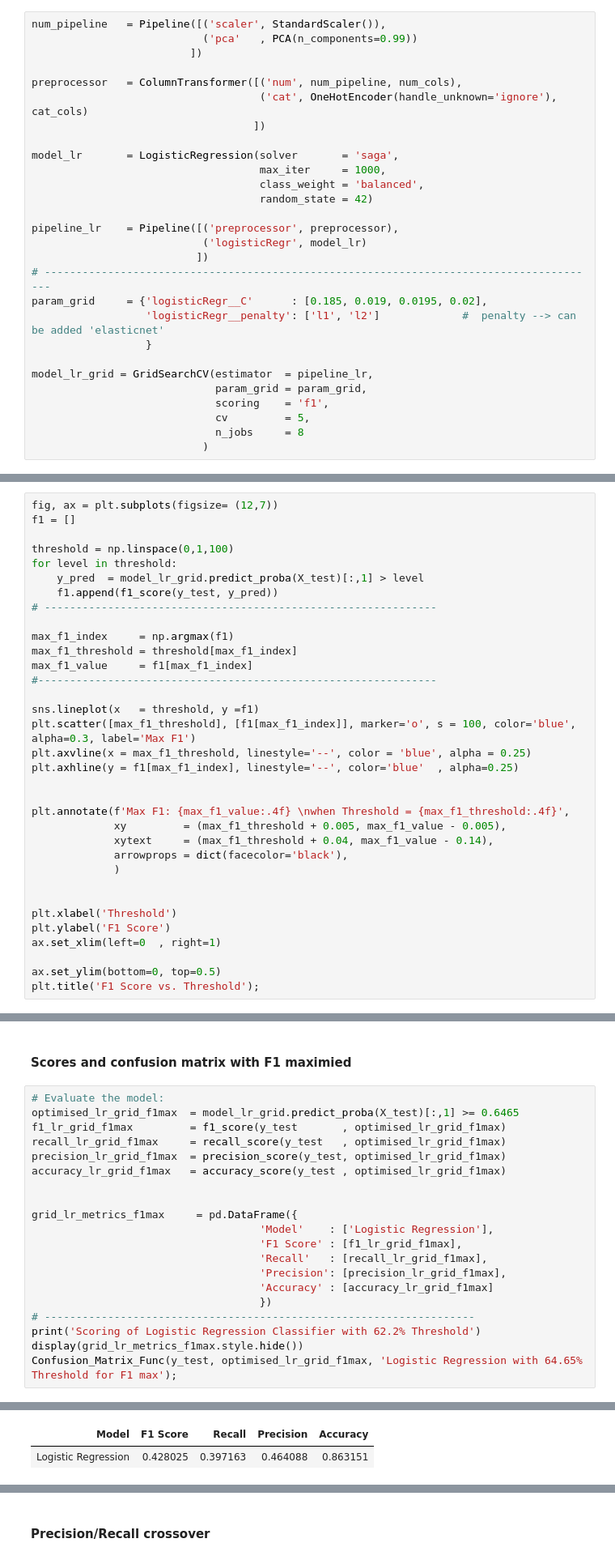
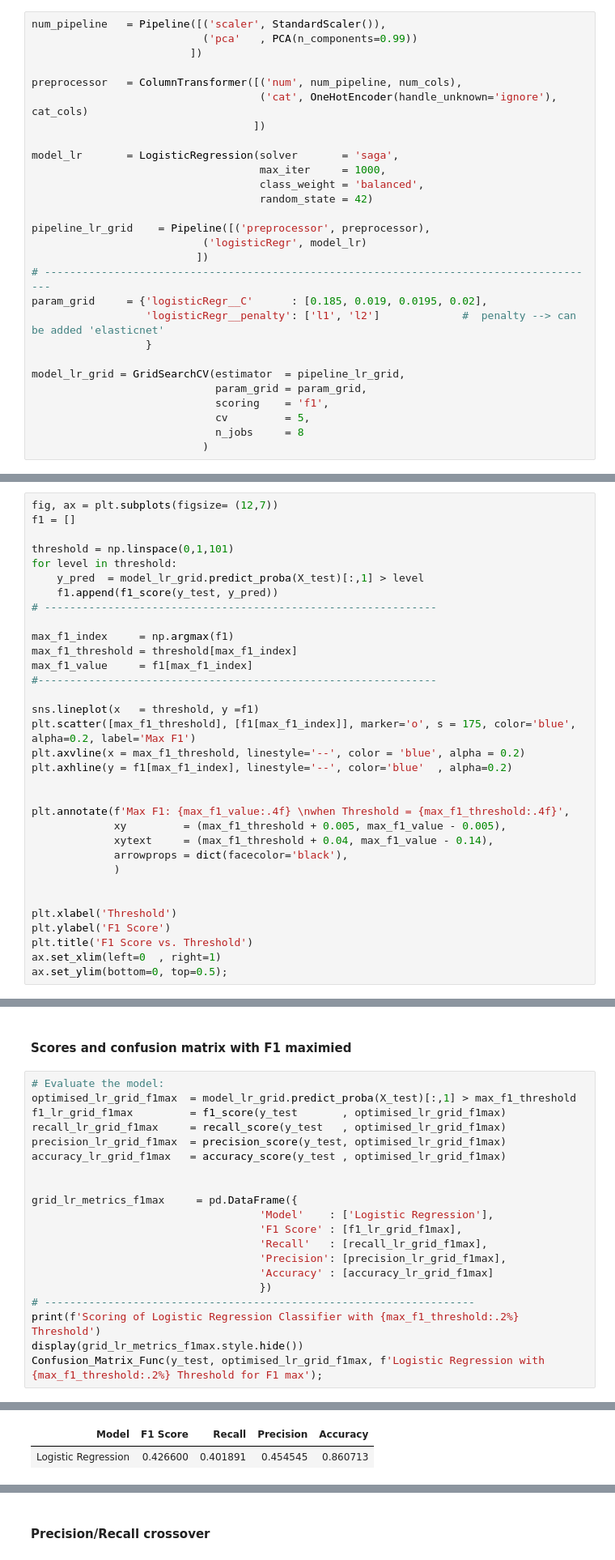
Before and after one commit to Joe-ElM/Used-Cars-Sales, a Jupyter notebook: Notebooks/4. LR Model.ipynb, the cells around one changed output, grey strips where cells are left out. Shown at 81% size. Saved outputs shown, nothing was run; the diff lists cells and outputs as text.

```diff
--- a/Notebooks/4. LR Model.ipynb
+++ b/Notebooks/4. LR Model.ipynb
@@ -151,7 +168,7 @@ model_lr       = LogisticRegression(solver       = 'saga',
                                     class_weight = 'balanced',
                                     random_state = 42)
 
-pipeline_lr    = Pipeline([('preprocessor', preprocessor),
+pipeline_lr_grid    = Pipeline([('preprocessor', preprocessor),
                            ('logisticRegr', model_lr)
                           ])
 # ----------------------------------------------------------------------------------------
@@ -159,7 +176,7 @@ param_grid     = {'logisticRegr__C'      : [0.185, 0.019, 0.0195, 0.02],
                   'logisticRegr__penalty': ['l1', 'l2']             #  penalty --> can be added 'elasticnet'
                   }
 
-model_lr_grid = GridSearchCV(estimator  = pipeline_lr,
+model_lr_grid = GridSearchCV(estimator  = pipeline_lr_grid,
                              param_grid = param_grid,
                              scoring    = 'f1',
                              cv         = 5,
@@ -229,7 +246,7 @@ Scoring of GridSearch Optimised LR with 50% Threshold
 fig, ax = plt.subplots(figsize= (12,7))
 f1 = []
 
-threshold = np.linspace(0,1,100)
+threshold = np.linspace(0,1,101)
 for level in threshold:
     y_pred  = model_lr_grid.predict_proba(X_test)[:,1] > level
     f1.append(f1_score(y_test, y_pred))
@@ -241,9 +258,9 @@ max_f1_value     = f1[max_f1_index]
 #---------------------------------------------------------------
 
 sns.lineplot(x   = threshold, y =f1)
-plt.scatter([max_f1_threshold], [f1[max_f1_index]], marker='o', s = 100, color='blue', alpha=0.3, label='Max F1')
-plt.axvline(x = max_f1_threshold, linestyle='--', color = 'blue', alpha = 0.25)
-plt.axhline(y = f1[max_f1_index], linestyle='--', color='blue'  , alpha=0.25)
+plt.scatter([max_f1_threshold], [f1[max_f1_index]], marker='o', s = 175, color='blue', alpha=0.2, label='Max F1')
+plt.axvline(x = max_f1_threshold, linestyle='--', color = 'blue', alpha = 0.2)
+plt.axhline(y = f1[max_f1_index], linestyle='--', color='blue'  , alpha=0.2)
 
 
 plt.annotate(f'Max F1: {max_f1_value:.4f} \nwhen Threshold = {max_f1_threshold:.4f}',
@@ -255,8 +272,7 @@ plt.annotate(f'Max F1: {max_f1_value:.4f} \nwhen Threshold = {max_f1_threshold:.
 
 plt.xlabel('Threshold')
 plt.ylabel('F1 Score')
+plt.title('F1 Score vs. Threshold')
 ax.set_xlim(left=0  , right=1)
-
-ax.set_ylim(bottom=0, top=0.5)
-plt.title('F1 Score vs. Threshold');
+ax.set_ylim(bottom=0, top=0.5);
 # %% [output]
@@ -265,7 +285,7 @@ plt.title('F1 Score vs. Threshold');
 #### Scores and confusion matrix with F1 maximied
 # %%
 # Evaluate the model:
-optimised_lr_grid_f1max  = model_lr_grid.predict_proba(X_test)[:,1] >= 0.6465
+optimised_lr_grid_f1max  = model_lr_grid.predict_proba(X_test)[:,1] > max_f1_threshold
 f1_lr_grid_f1max         = f1_score(y_test       , optimised_lr_grid_f1max)
 recall_lr_grid_f1max     = recall_score(y_test   , optimised_lr_grid_f1max)
 precision_lr_grid_f1max  = precision_score(y_test, optimised_lr_grid_f1max)
@@ -280,7 +300,7 @@ grid_lr_metrics_f1max     = pd.DataFrame({
                                     'Accuracy' : [accuracy_lr_grid_f1max]
                                     })
 # --------------------------------------------------------------------
-print('Scoring of Logistic Regression Classifier with 62.2% Threshold')
+print(f'Scoring of Logistic Regression Classifier with {max_f1_threshold:.2%} Threshold')
 display(grid_lr_metrics_f1max.style.hide())
-Confusion_Matrix_Func(y_test, optimised_lr_grid_f1max, 'Logistic Regression with 64.65% Threshold for F1 max');
+Confusion_Matrix_Func(y_test, optimised_lr_grid_f1max, f'Logistic Regression with {max_f1_threshold:.2%} Threshold for F1 max');
 # %% [output]
@@ -288,5 +308,5 @@ Scoring of Logistic Regression Classifier with 62.2% Threshold
 | Model | F1 Score | Recall | Precision | Accuracy |
-| Logistic Regression | 0.428025 | 0.397163 | 0.464088 | 0.863151 |
+| Logistic Regression | 0.426600 | 0.401891 | 0.454545 | 0.860713 |
 [figure]
 # %% [markdown]
 #### Precision/Recall crossover
```
Also changed, not shown: parts of 11 cells of this notebook, 2 other files.
